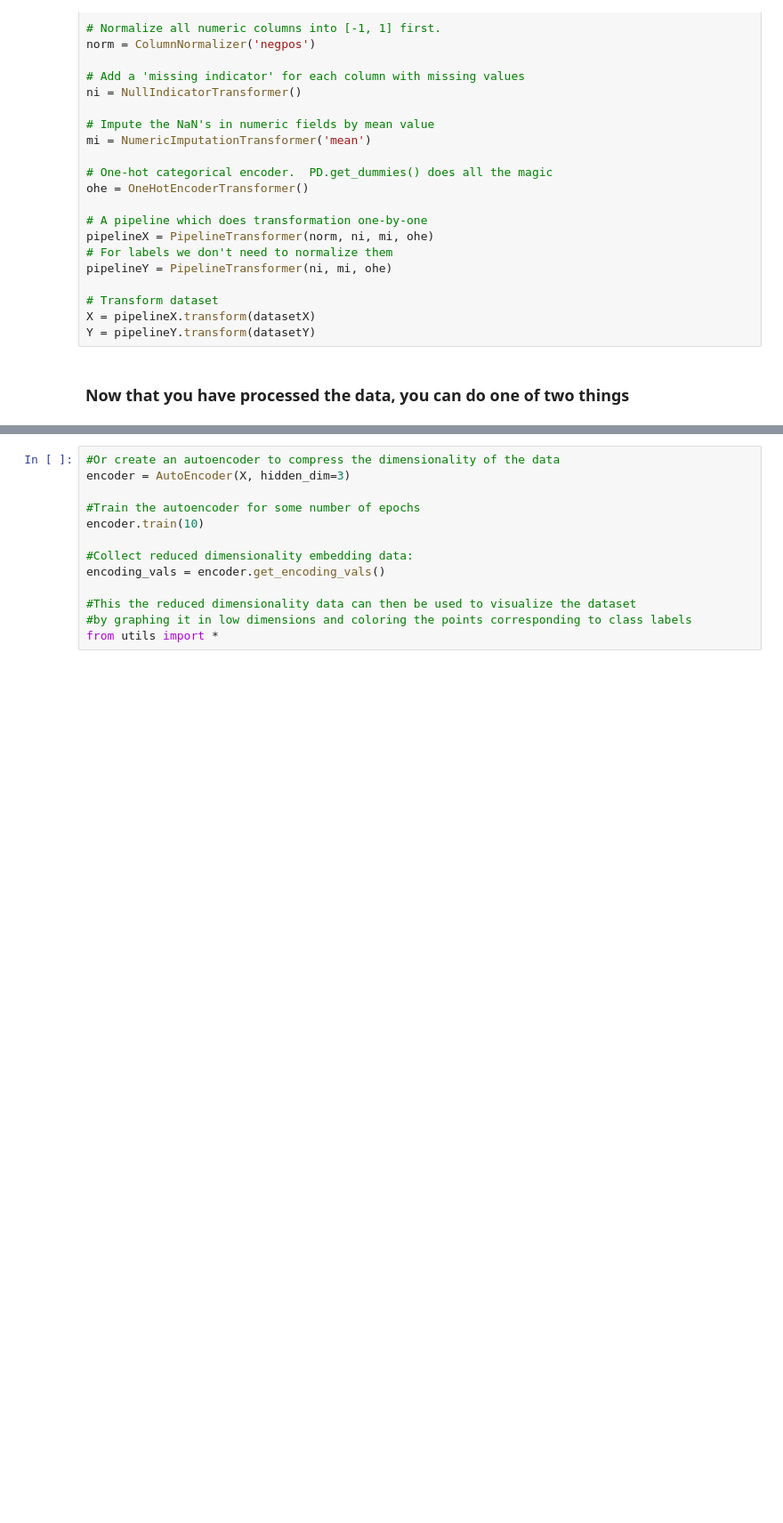
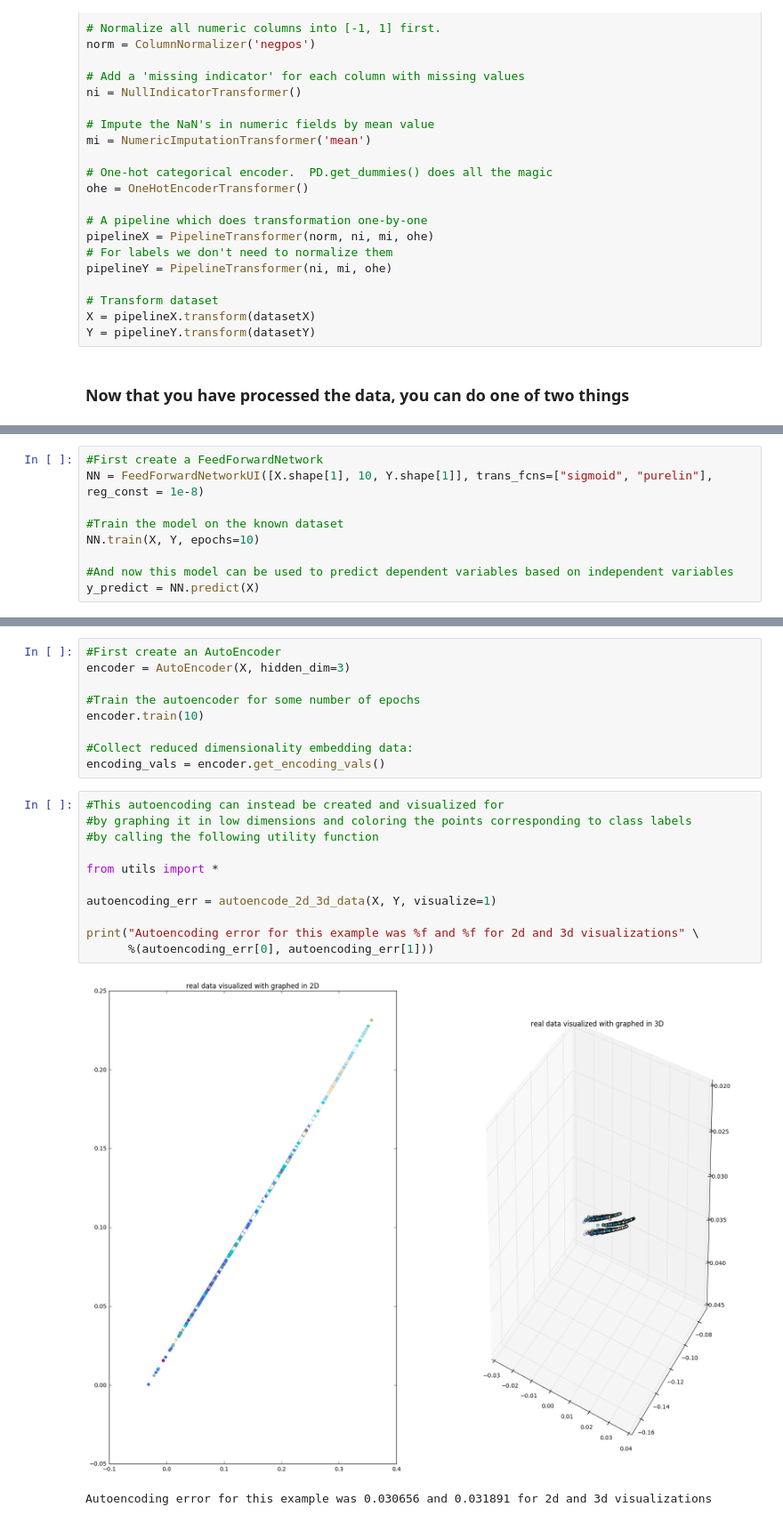
Before and after one commit to ds-ga-1007/final_project, a Jupyter notebook: README.ipynb, the cells around one changed output, grey strips where cells are left out. Shown at 89% size. Drawn from its saved outputs; the diff is of its cells as text; blank space fills up the shorter version.

```diff
--- a/README.ipynb
+++ b/README.ipynb
@@ -56,0 +57,9 @@ Y = pipelineY.transform(datasetY)
+# %%
+#First create a FeedForwardNetwork
+NN = FeedForwardNetworkUI([X.shape[1], 10, Y.shape[1]], trans_fcns=["sigmoid", "purelin"], reg_const = 1e-8)
+
+#Train the model on the known dataset
+NN.train(X, Y, epochs=10)
+
+#And now this model can be used to predict dependent variables based on independent variables
+y_predict = NN.predict(X)
@@ -57,5 +68,5 @@ Y = pipelineY.transform(datasetY)
 # %%
-#Or create an autoencoder to compress the dimensionality of the data
+#First create an AutoEncoder
 encoder = AutoEncoder(X, hidden_dim=3)
 
 #Train the autoencoder for some number of epochs
@@ -63,7 +74,17 @@ encoder.train(10)
 
 #Collect reduced dimensionality embedding data:
 encoding_vals = encoder.get_encoding_vals()
-
-#This the reduced dimensionality data can then be used to visualize the dataset
-#by graphing it in low dimensions and coloring the points corresponding to class labels
-from utils import *
+# %%
+#This autoencoding can instead be created and visualized for
+#by graphing it in low dimensions and coloring the points corresponding to class labels
+#by calling the following utility function
+
+from utils import *
+
+autoencoding_err = autoencode_2d_3d_data(X, Y, visualize=1)
+
+print("Autoencoding error for this example was %f and %f for 2d and 3d visualizations" \
+      %(autoencoding_err[0], autoencoding_err[1]))
+# %% [output]
+[figure, added]
+Autoencoding error for this example was 0.030656 and 0.031891 for 2d and 3d visualizations
```
Also changed, not shown: parts of 3 cells of this notebook, 5 other files.
